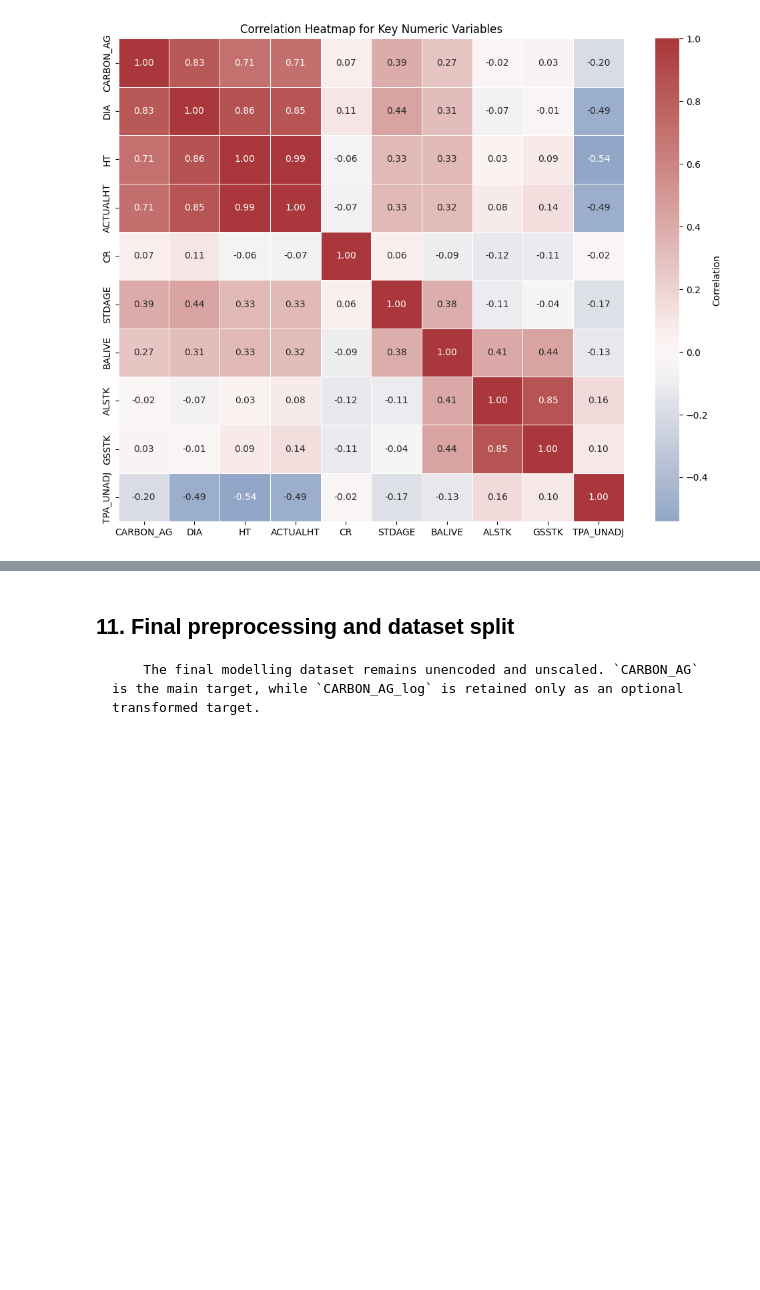
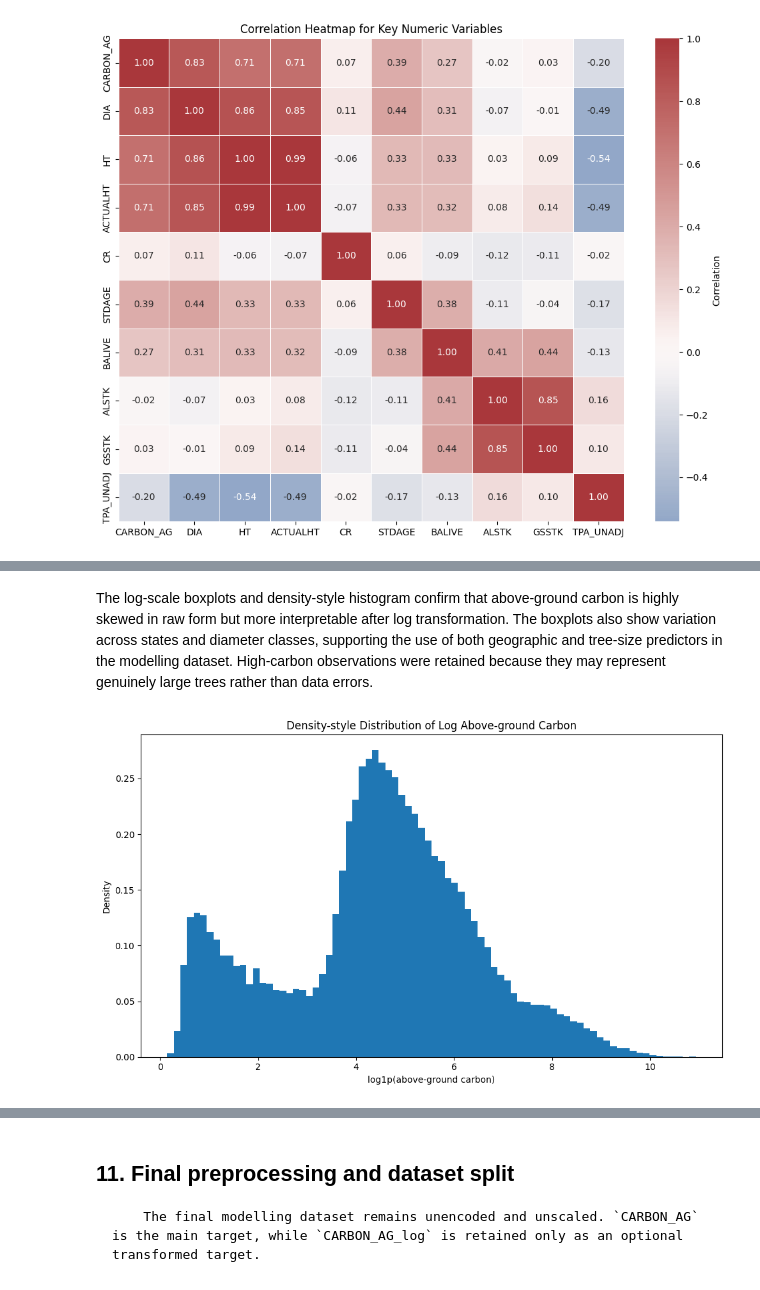
Before and after one commit to mzsh0608/COMM074-FIA-Preprocessing, a Jupyter notebook: notebooks/GROUP_Section_1_2_FIA_Data_Preprocessing_and_Exploration.ipynb, the cells around one changed output, grey strips where cells are left out. Saved outputs shown, nothing was run; the diff lists cells and outputs as text; code cells hidden in the pictures; blank space fills up the shorter version.

```diff
--- a/notebooks/GROUP_Section_1_2_FIA_Data_Preprocessing_and_Exploration.ipynb
+++ b/notebooks/GROUP_Section_1_2_FIA_Data_Preprocessing_and_Exploration.ipynb
@@ -1011,0 +1296,27 @@ _ = plot_correlation_heatmap(df)
+# %% [markdown]
+The log-scale boxplots and density-style histogram confirm that above-ground carbon is highly skewed in raw form but more interpretable after log transformation. The boxplots also show variation across states and diameter classes, supporting the use of both geographic and tree-size predictors in the modelling dataset. High-carbon observations were retained because they may represent genuinely large trees rather than data errors.
+# %%
+plot_df = eda_sample.dropna(subset=["CARBON_AG"]).copy()
+plot_df["CARBON_AG_log"] = np.log1p(plot_df["CARBON_AG"])
+
+fig, ax = plt.subplots(figsize=(10, 6))
+
+ax.hist(
+    plot_df["CARBON_AG_log"],
+    bins=80,
+    density=True,
+)
+
+ax.set_title("Density-style Distribution of Log Above-ground Carbon")
+ax.set_xlabel("log1p(above-ground carbon)")
+ax.set_ylabel("Density")
+
+plt.tight_layout()
+fig.savefig(
+    FIGURES_DIR / "log_carbon_density_distribution.png",
+    dpi=150,
+    bbox_inches="tight",
+)
+plt.show()
+# %% [output]
+[figure, added]
```
Also changed, not shown: parts of 20 cells of this notebook.
